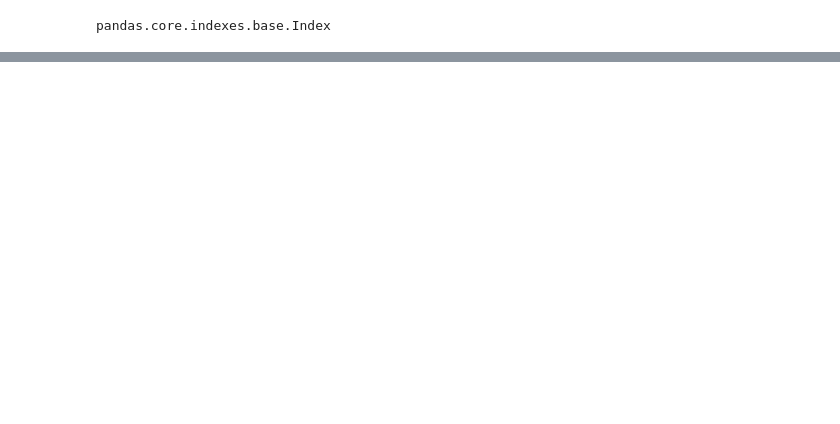
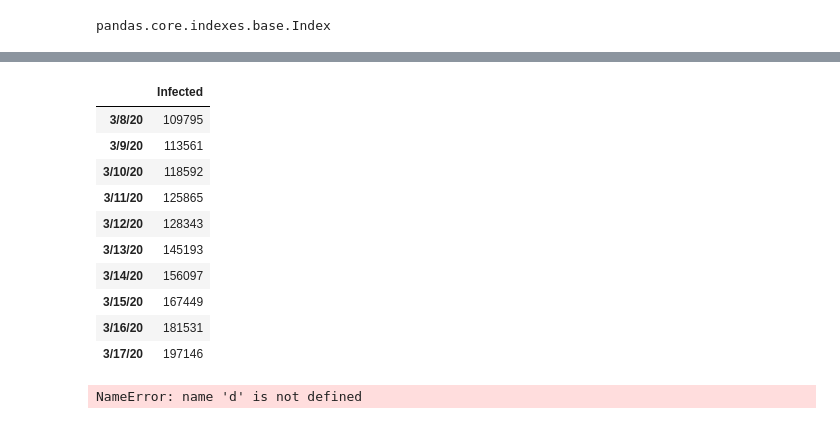
Before and after one commit to asrjy/covid-lstm, a Jupyter notebook: lstm.ipynb, the cells around one changed output, grey strips where cells are left out. Drawn from its saved outputs; the diff is of its cells as text; code cells hidden in the pictures; blank space fills up the shorter version.

```diff
--- a/lstm.ipynb
+++ b/lstm.ipynb
@@ -198,0 +211,18 @@ pandas.core.indexes.base.Index
+# %%
+df.tail(10)
+# %% [output]
+|  | Infected |
+| 3/8/20 | 109795 |
+| 3/9/20 | 113561 |
+| 3/10/20 | 118592 |
+| 3/11/20 | 125865 |
+| 3/12/20 | 128343 |
+| 3/13/20 | 145193 |
+| 3/14/20 | 156097 |
+| 3/15/20 | 167449 |
+| 3/16/20 | 181531 |
+| 3/17/20 | 197146 |
+# %%
+d
+# %% [output]
+NameError: name 'd' is not defined
```
Also changed, not shown: parts of 11 cells of this notebook, 1 other file.
